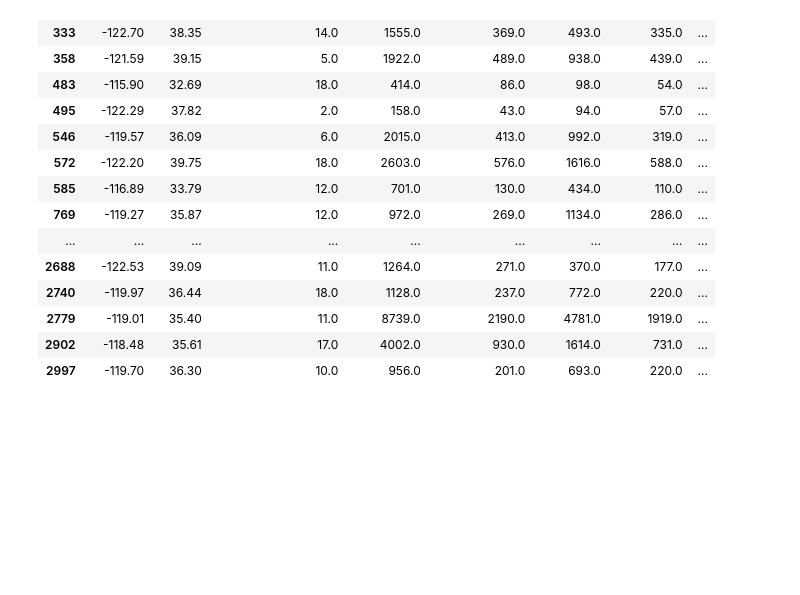
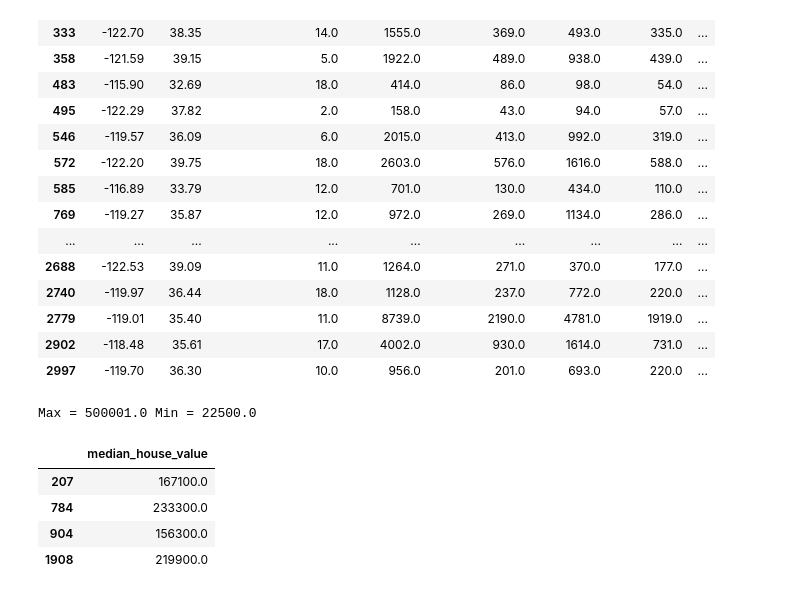
Before and after one commit to VitaliPopov/PYTHON_HW, a Jupyter notebook: python_sem9.ipynb, the cells around one changed output. Drawn from its saved outputs; the diff is of its cells as text; code cells hidden in the pictures; blank space fills up the shorter version.

```diff
--- a/python_sem9.ipynb
+++ b/python_sem9.ipynb
@@ -134,3 +134,23 @@ datafr[(datafr['housing_median_age']<20)&(datafr['median_house_value']<70000)]
 | 2779 | -119.01 | 35.40 | 11.0 | 8739.0 | 2190.0 | 4781.0 | 1919.0 | ... |
 | 2902 | -118.48 | 35.61 | 17.0 | 4002.0 | 930.0 | 1614.0 | 731.0 | ... |
 | 2997 | -119.70 | 36.30 | 10.0 | 956.0 | 201.0 | 693.0 | 220.0 | ... |
+# %%
+'''Задача №61. Решение в группах
+1. Определить какое максимальное и минимальное
+значение median_house_value
+2. Показать максимальное median_house_value, где
+median_income = 3.1250
+3. Узнать какая максимальная population в зоне
+минимального значения median_house_value
+'''
+print('Max =', datafr['median_house_value'].max(), 'Min =', datafr['median_house_value'].min())
+# %% [output]
+Max = 500001.0 Min = 22500.0
+# %%
+datafr[(datafr['median_income'] == 3.1250)][['median_house_value']]
+# %% [output]
+|  | median_house_value |
+| 207 | 167100.0 |
+| 784 | 233300.0 |
+| 904 | 156300.0 |
+| 1908 | 219900.0 |
```
Also changed, not shown: parts of 2 cells of this notebook.
